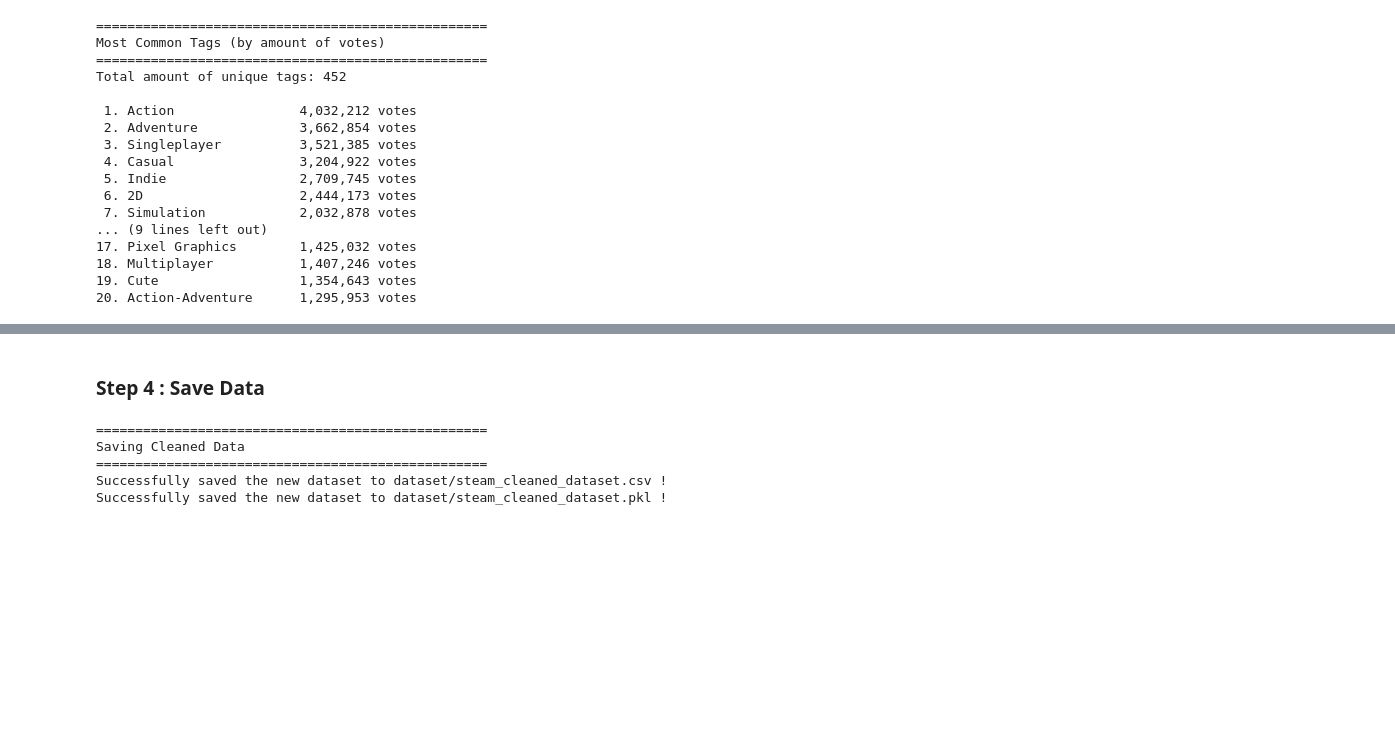
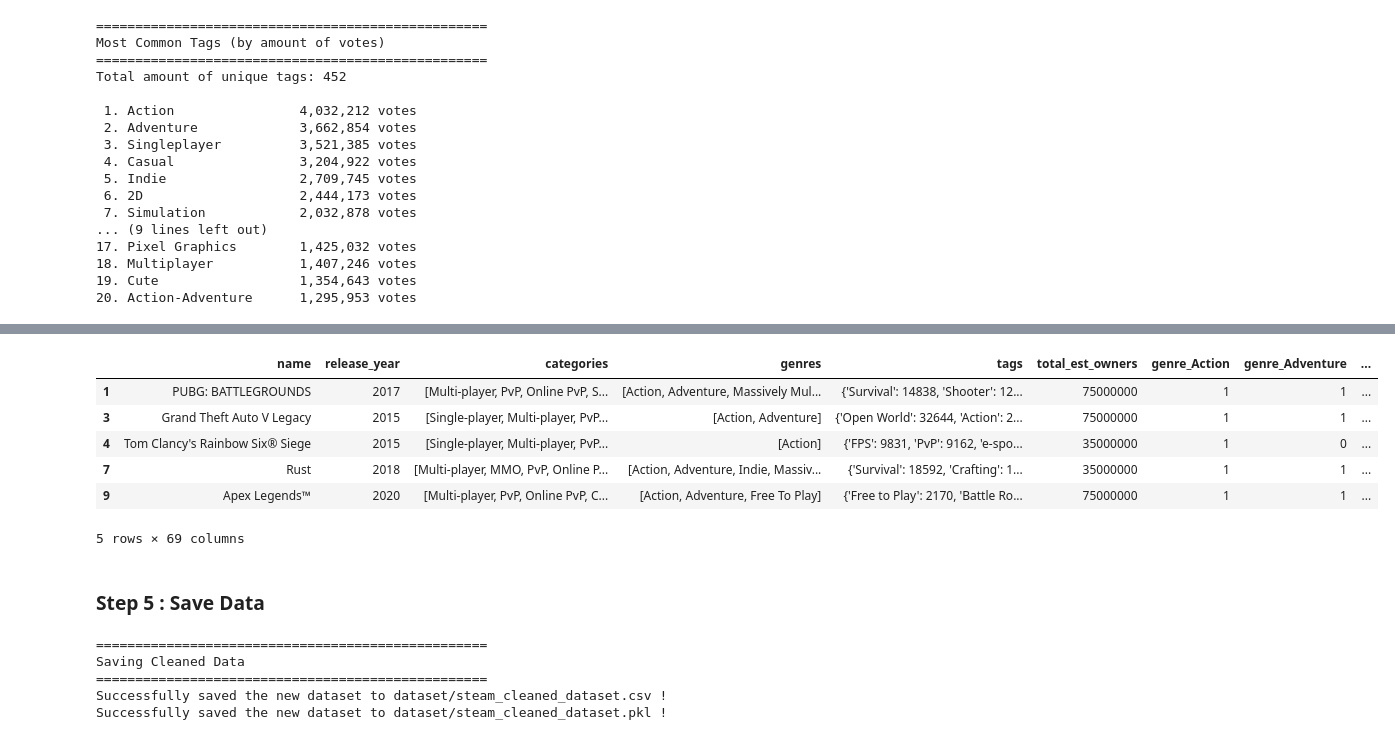
Before and after one commit to FMontay/steam-genre-evolution, a Jupyter notebook: dataset_cleaning.ipynb, the cells around one changed output, grey strips where cells are left out. Cells and saved outputs as stored; diff of their text form; code cells hidden in the pictures; blank space fills up the shorter version.

Commit message:
worked on genre, category, tag recognition for model

```diff
--- a/dataset_cleaning.ipynb
+++ b/dataset_cleaning.ipynb
@@ -435,3 +468,11 @@ Total amount of unique tags: 452
 18. Multiplayer           1,407,246 votes
 19. Cute                  1,354,643 votes
 20. Action-Adventure      1,295,953 votes
+# %%
+#Keeping top 30 tags
+
+top_tags = 30
+selected_tags = [tag for tag, votes in all_tags_votes.most_common(top_tags)]
+
+print(f"Select top {top_tags} tags: ")
+print(f"{selected_tags}")
@@ -437,0 +486,27 @@ Total amount of unique tags: 452
+# %%
+print("="*50)
+print("Creating the binary columns")
+print("="*50)
+
+#Genre
+for genre in selected_genres:
+    df[f"genre_{genre}"] = df["genres"].apply(
+        lambda x:1 if isinstance(x, list) and genre in x else 0
+    )
+
+print(f"Successfully created {len(selected_genres)} genre columns.")
+
+#Category
+for category in selected_categories:
+    df[f"category_{category}"] = df["categories"].apply(
+        lambda x:1 if isinstance(x,list) and category in x else 0
+    )
+
+print(f"Successfully created {len(selected_categories)} category columns.")
+
+for tag in selected_tags:
+    df[f"tag_{tag}"] = df["tags"].apply(
+        lambda x: x.get(tag, 0) if isinstance(x, dict) else 0
+    )
+
+print(f"Successfully created {len(selected_tags)} tag columns.")
@@ -438,5 +520,18 @@ Total amount of unique tags: 452
+# %%
+#Removing space between words in columns, to avoid potential errors
+
+df.columns = df.columns.str.replace(' ', '')
+df.head()
+# %% [output]
+|  | name | release_year | categories | genres | tags | total_est_owners | genre_Action | genre_Adventure | ... |
+| 1 | PUBG: BATTLEGROUNDS | 2017 | [Multi-player, PvP, Online PvP, S... | [Action, Adventure, Massively Mul... | {'Survival': 14838, 'Shooter': 12... | 75000000 | 1 | 1 | ... |
+| 3 | Grand Theft Auto V Legacy | 2015 | [Single-player, Multi-player, PvP... | [Action, Adventure] | {'Open World': 32644, 'Action': 2... | 75000000 | 1 | 1 | ... |
+| 4 | Tom Clancy's Rainbow Six® Siege | 2015 | [Single-player, Multi-player, PvP... | [Action] | {'FPS': 9831, 'PvP': 9162, 'e-spo... | 35000000 | 1 | 0 | ... |
+| 7 | Rust | 2018 | [Multi-player, MMO, PvP, Online P... | [Action, Adventure, Indie, Massiv... | {'Survival': 18592, 'Crafting': 1... | 35000000 | 1 | 1 | ... |
+| 9 | Apex Legends™ | 2020 | [Multi-player, PvP, Online PvP, C... | [Action, Adventure, Free To Play] | {'Free to Play': 2170, 'Battle Ro... | 75000000 | 1 | 1 | ... |
+5 rows × 69 columns
 # %% [markdown]
-### Step 4 : Save Data
+### Step 5 : Save Data
 # %%
 print("=" * 50)
 print("Saving Cleaned Data")
```
Also changed, not shown: parts of 16 cells of this notebook.
